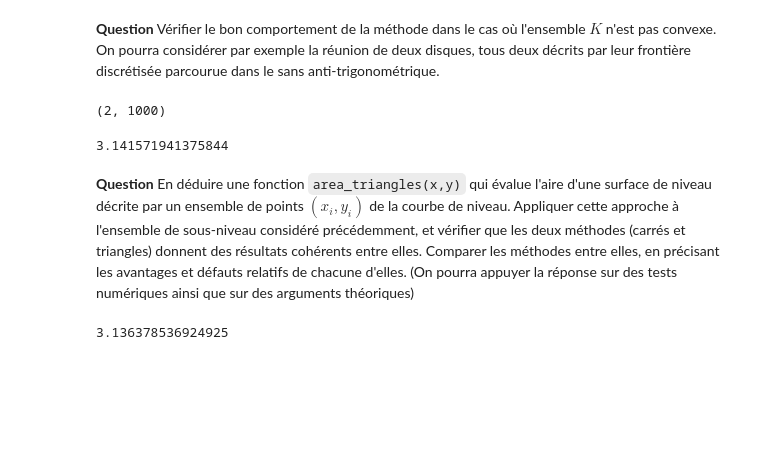
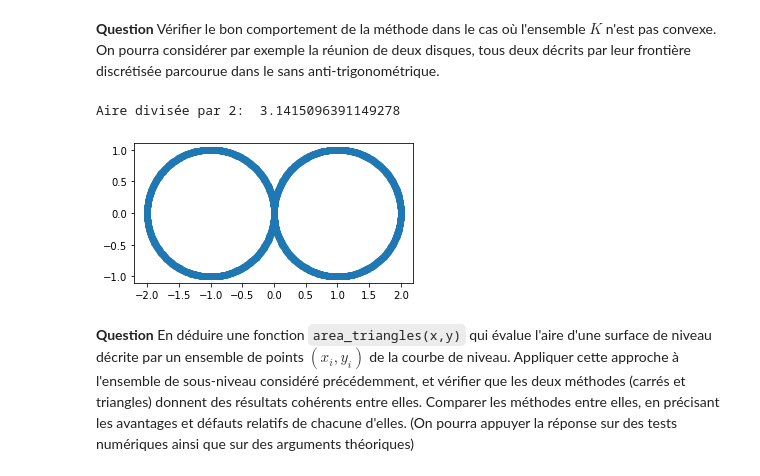
Before and after one commit to WatchfulCoder/projet-numerique-CD, a Jupyter notebook: projet-maths-info.ipynb, the cells around one changed output. Drawn from its saved outputs; the diff is of its cells as text; code cells hidden in the pictures; blank space fills up the shorter version.

```diff
--- a/projet-maths-info.ipynb
+++ b/projet-maths-info.ipynb
@@ -647,28 +651,21 @@ def area_triangles(x, y):
         aire += un_triangle(p, x, y, i)
     return aire
 # %%
-t1 = np.linspace(0, -2*np.pi, 1000)
-t2 = np.linspace(np.pi, -np.pi, 1000)
-
+# Union de deux cercles
+t1 = np.linspace(0, -2*np.pi, 500)
+t2 = np.linspace(np.pi, -np.pi, 500)
 gauche = np.array([np.cos(t1) - 1, np.sin(t1)])
 droite = np.array([np.cos(t1) + 1, np.sin(t1)])
-
 arr = np.concatenate((gauche, droite), axis=1)
 
+plt.scatter(arr[0], arr[1])
+plt.axis('scaled')
 
-
-area_triangles(arr[0], arr[1])/2
+print('Aire divisée par 2: ', area_triangles(arr[0], arr[1])/2)
 # %% [output]
-(2, 1000)
+Aire divisée par 2:  3.1415096391149278
-3.141571941375844
+[figure, added]
 # %% [markdown]
 **Question** En déduire une fonction `area_triangles(x,y)` qui évalue l'aire d'une surface de niveau décrite par un ensemble de points $(x_i,y_i)$ de la courbe de niveau. Appliquer cette approche à l'ensemble de sous-niveau considéré précédemment, et vérifier que les deux méthodes (carrés et triangles) donnent des résultats cohérents entre elles.
 Comparer les méthodes entre elles, en précisant les avantages et défauts relatifs de chacune d'elles.
 (On pourra appuyer la réponse sur des tests numériques ainsi que sur des arguments théoriques)
-# %%
-res = level_curve(f_test, 1., 0., delta=.1, N=1000)
-x = res[0,:]
-y = res[1,:]
-print(area_triangles(x,y))
-# %% [output]
-3.136378536924925
```
Also changed, not shown: parts of 18 cells of this notebook.
